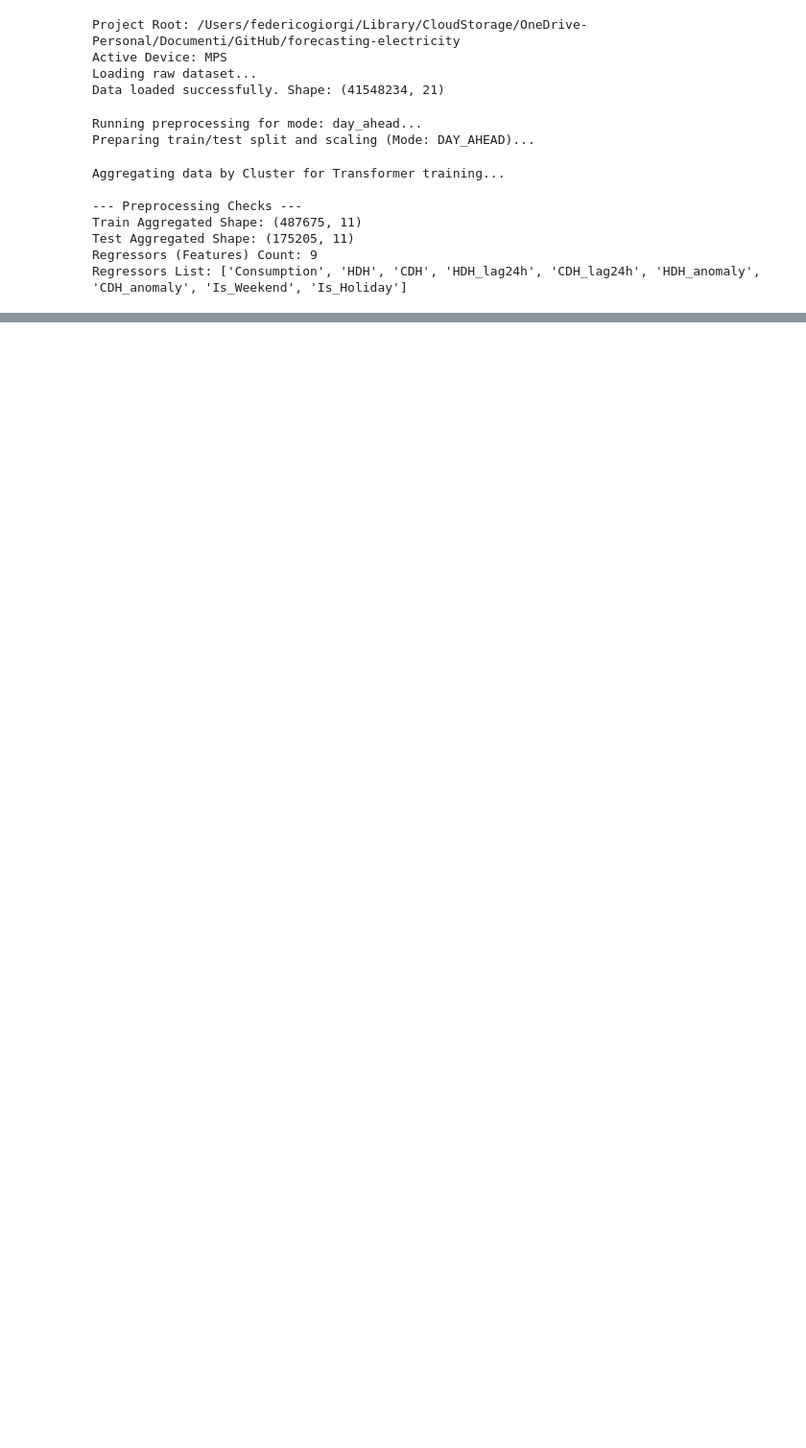
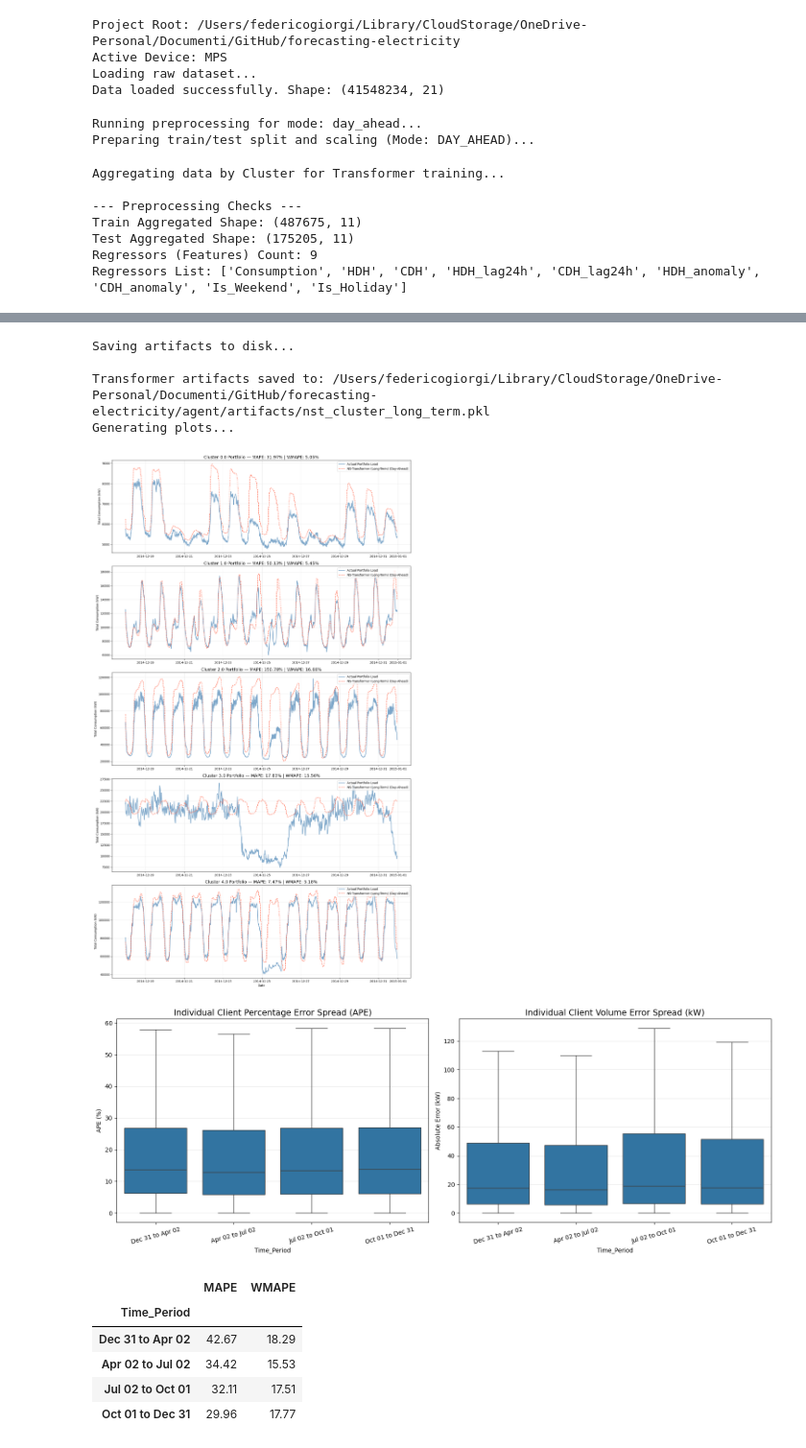
Before and after one commit to lucabarattini/forecasting-electricity, a Jupyter notebook: notebooks/transformer_playground.ipynb, the cells around one changed output, grey strips where cells are left out. Shown at 96% size. Cells and saved outputs as stored; diff of their text form; code cells hidden in the pictures; blank space fills up the shorter version.

```diff
--- a/notebooks/transformer_playground.ipynb
+++ b/notebooks/transformer_playground.ipynb
@@ -288,0 +269,24 @@ analyze_time_periods(test_raw)
+# %%
+# 4. Generate rolling forecasts and un-scale to individual clients
+print("Starting prediction and safe merge...")
+test_raw = predict_models(
+    cluster_models,
+    train_agg,
+    test_agg,
+    test_raw,
+    client_scalers,
+    regressors
+)
+
+# CRITICAL CHECK: Verify that the Safe Merge worked and columns exist
+print("\n--- Safe Merge Checks ---")
+print("Columns in test_raw after prediction:")
+print(list(test_raw.columns))
+
+# Let's peek at a few rows that shouldn't be NaN
+valid_preds = test_raw.dropna(subset=['Predicted_kW'])
+print(f"\nNumber of valid predictions (non-NaN): {len(valid_preds)}")
+if len(valid_preds) > 0:
+    display(valid_preds[['ClientID', 'Cluster', 'Date', 'Actual_kW', 'Predicted_kW']].head())
+else:
+    print("WARNING: All predictions are NaN. The merge failed due to date misalignment.")
@@ -288,0 +311,7 @@ analyze_time_periods(test_raw)
+# %%
+# 5. Compute portfolio WMAPE and MAPE
+print("Evaluating portfolio metrics...")
+portfolio_eval, summary_lt = evaluate_models(test_raw)
+
+# Display the summary table
+display(summary_lt)
@@ -288,0 +330,27 @@ analyze_time_periods(test_raw)
+# %%
+# 6. Save models and plot results
+print("Saving artifacts to disk...")
+save_transformer_artifacts(
+    cluster_models,
+    client_scalers,
+    scaler_weather,
+    regressors,
+    mode=MODE
+)
+
+print("Generating plots...")
+plot_cluster_portfolio(portfolio_eval, summary_lt, model_label="NS-Transformer (Long-Term)")
+analyze_time_periods(test_raw)
+# %% [output]
+Saving artifacts to disk...
+
+Transformer artifacts saved to: /Users/federicogiorgi/Library/CloudStorage/OneDrive-Personal/Documenti/GitHub/forecasting-electricity/agent/artifacts/nst_cluster_long_term.pkl
+Generating plots...
+[figure, added]
+[figure, added]
+|  | MAPE | WMAPE |
+| Time_Period |  |  |
+| Dec 31 to Apr 02 | 42.67 | 18.29 |
+| Apr 02 to Jul 02 | 34.42 | 15.53 |
+| Jul 02 to Oct 01 | 32.11 | 17.51 |
+| Oct 01 to Dec 31 | 29.96 | 17.77 |
```
Also changed, not shown: parts of 15 cells of this notebook, 3 other files.
